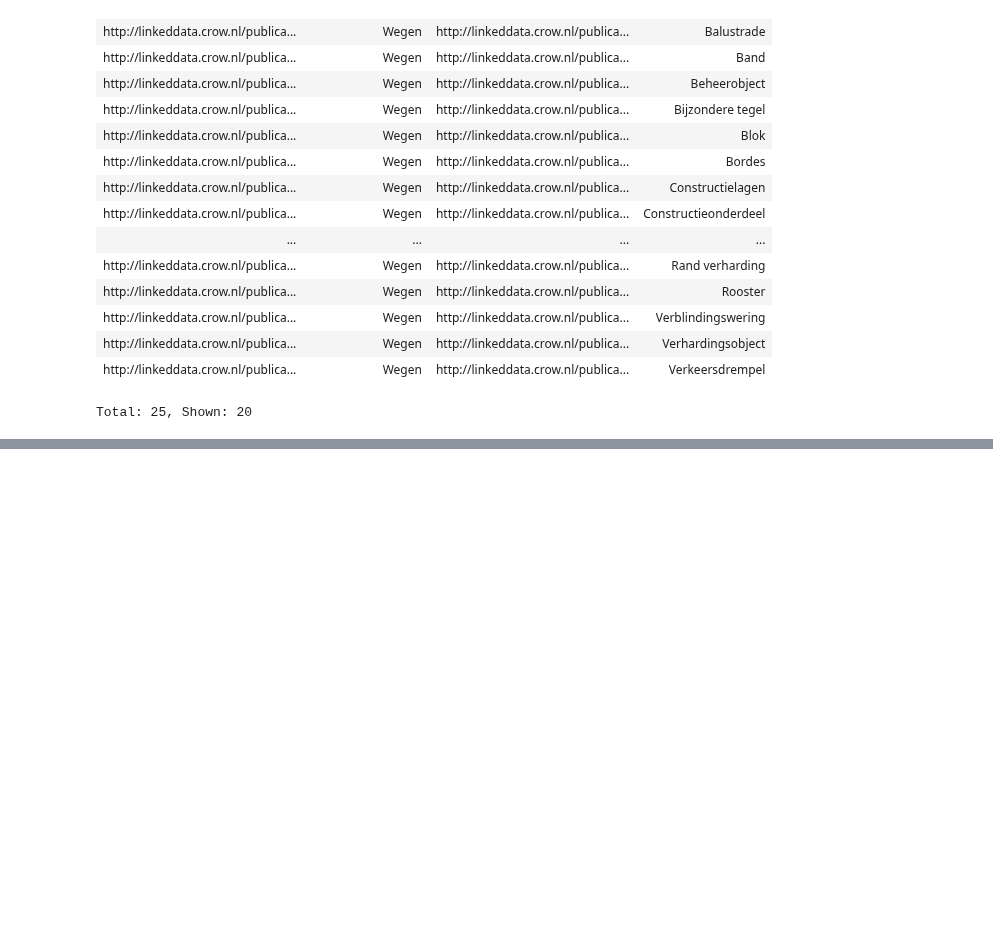
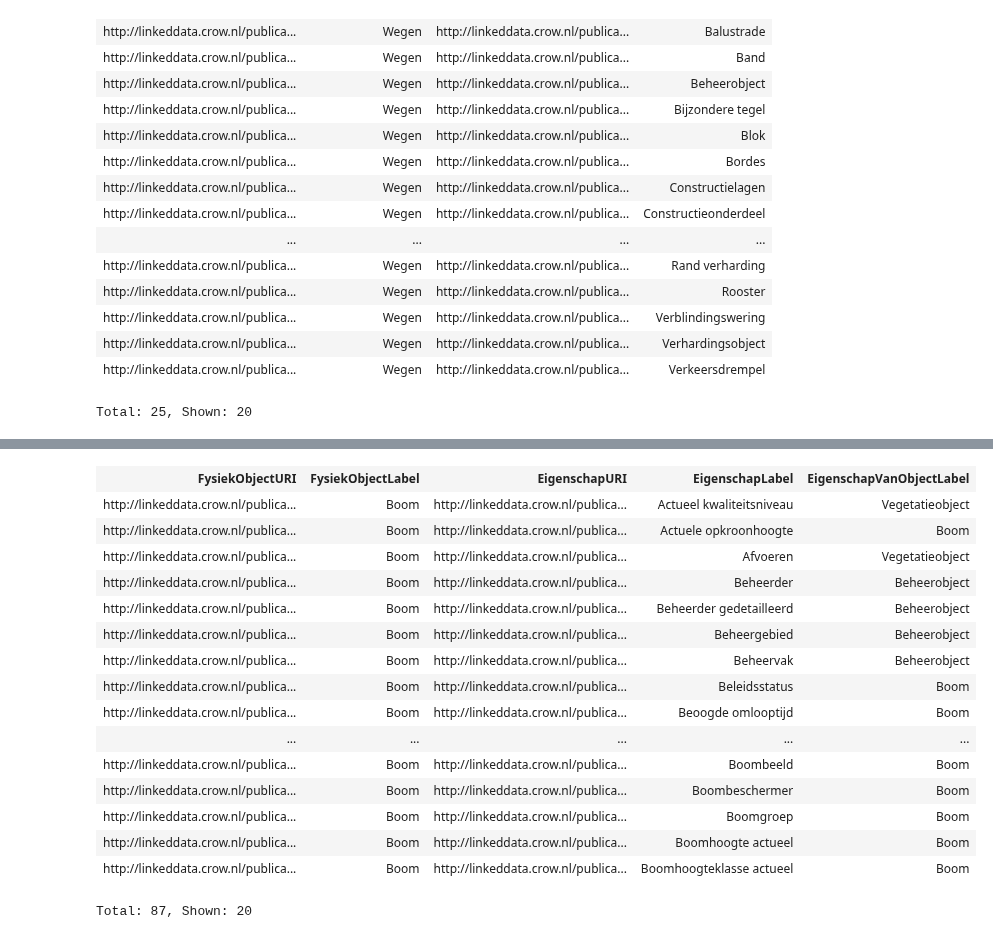
Before and after one commit to Stichting-CROW/imbor, a Jupyter notebook: docs/SPARQL-voorbeelden.ipynb, the cells around one changed output, grey strips where cells are left out. Drawn from its saved outputs; the diff is of its cells as text; code cells hidden in the pictures; blank space fills up the shorter version.

Commit message:
Update SPARQL-voorbeelden.ipynb
Nieuwe query voor eigenschappen

```diff
--- a/docs/SPARQL-voorbeelden.ipynb
+++ b/docs/SPARQL-voorbeelden.ipynb
@@ -294,0 +299,57 @@ Total: 25, Shown: 20
+# %%
+PREFIX rdfs: <http://www.w3.org/2000/01/rdf-schema#>
+PREFIX nta8035: <https://w3id.org/def/basicsemantics-owl#>
+PREFIX skos: <http://www.w3.org/2004/02/skos/core#>
+PREFIX sh: <http://www.w3.org/ns/shacl#>
+
+SELECT ?FysiekObjectURI ?FysiekObjectLabel ?EigenschapURI ?EigenschapLabel ?EigenschapVanObjectLabel
+
+WHERE {
+
+# Het kan zien dat dit aangepast moet worden naar subClassOf nta8035:PhysicalObject
+            ?FysiekObjectURI skos:prefLabel ?preflabel .
+
+# ... alleen binnen IMBOR objecten.
+            FILTER regex(str(?FysiekObjectURI), "crow/imbor")
+
+            FILTER (LCASE(str(?preflabel)) = "boom") # heel woord
+            #FILTER (CONTAINS(?preflabel, "{{&preflabel}}")) # gedeelte
+            BIND (?preflabel AS ?FysiekObjectLabel)
+
+# Trek het property-path uit elkaar, maak de SHACL shapes optioneel, deze zijn niet altijd aanwezig
+            ?FysiekObjectURI rdfs:subClassOf* ?SuperKlasse .
+            ?SuperKlasse skos:prefLabel ?EigenschapVanObjectLabel .
+
+    OPTIONAL
+    {
+            ?SHACLNodeShape sh:targetClass ?SuperKlasse .
+            ?SHACLNodeShape sh:property ?SHACLPropertyShape .
+
+# Laat de relatie zien van de SHACL Shape, naar de eigenschap.
+            ?SHACLPropertyShape sh:path ?EigenschapURI .
+            ?EigenschapURI skos:prefLabel ?EigenschapLabel .
+
+# En filter de hasPart relaties eruit om alleen echte eigenschappen te zien.
+            MINUS { ?SHACLPropertyShape sh:path nta8035:hasPart }
+    }
+}
+
+ORDER BY str(?FysiekObjectLabel) str(?EigenschapLabel) str(?EigenschapVanObjectLabel)
+# %% [output]
+| FysiekObjectURI | FysiekObjectLabel | EigenschapURI | EigenschapLabel | EigenschapVanObjectLabel |
+| http://linkeddata.crow.nl/publica... | Boom | http://linkeddata.crow.nl/publica... | Actueel kwaliteitsniveau | Vegetatieobject |
+| http://linkeddata.crow.nl/publica... | Boom | http://linkeddata.crow.nl/publica... | Actuele opkroonhoogte | Boom |
+| http://linkeddata.crow.nl/publica... | Boom | http://linkeddata.crow.nl/publica... | Afvoeren | Vegetatieobject |
+| http://linkeddata.crow.nl/publica... | Boom | http://linkeddata.crow.nl/publica... | Beheerder | Beheerobject |
+| http://linkeddata.crow.nl/publica... | Boom | http://linkeddata.crow.nl/publica... | Beheerder gedetailleerd | Beheerobject |
+| http://linkeddata.crow.nl/publica... | Boom | http://linkeddata.crow.nl/publica... | Beheergebied | Beheerobject |
+| http://linkeddata.crow.nl/publica... | Boom | http://linkeddata.crow.nl/publica... | Beheervak | Beheerobject |
+| http://linkeddata.crow.nl/publica... | Boom | http://linkeddata.crow.nl/publica... | Beleidsstatus | Boom |
+| http://linkeddata.crow.nl/publica... | Boom | http://linkeddata.crow.nl/publica... | Beoogde omlooptijd | Boom |
+| ... | ... | ... | ... | ... |
+| http://linkeddata.crow.nl/publica... | Boom | http://linkeddata.crow.nl/publica... | Boombeeld | Boom |
+| http://linkeddata.crow.nl/publica... | Boom | http://linkeddata.crow.nl/publica... | Boombeschermer | Boom |
+| http://linkeddata.crow.nl/publica... | Boom | http://linkeddata.crow.nl/publica... | Boomgroep | Boom |
+| http://linkeddata.crow.nl/publica... | Boom | http://linkeddata.crow.nl/publica... | Boomhoogte actueel | Boom |
+| http://linkeddata.crow.nl/publica... | Boom | http://linkeddata.crow.nl/publica... | Boomhoogteklasse actueel | Boom |
+Total: 87, Shown: 20
```
Also changed, not shown: parts of 3 cells of this notebook.
